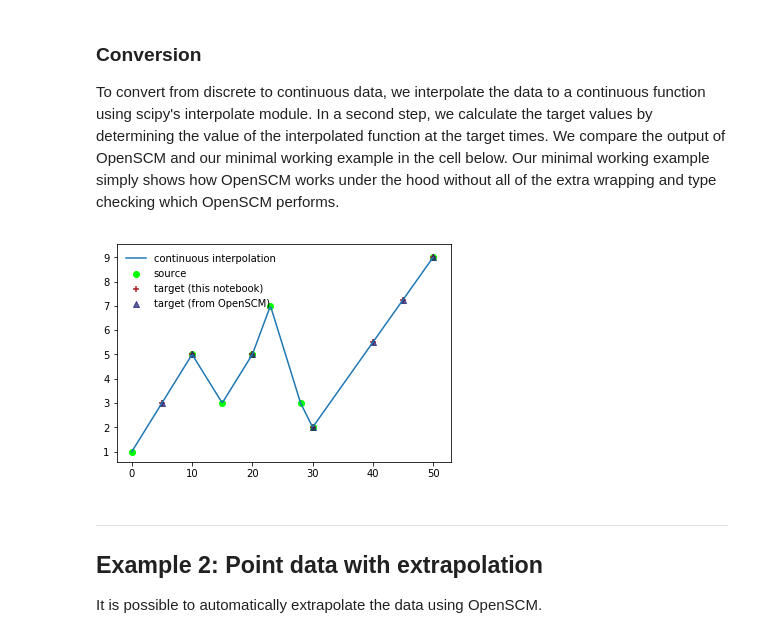
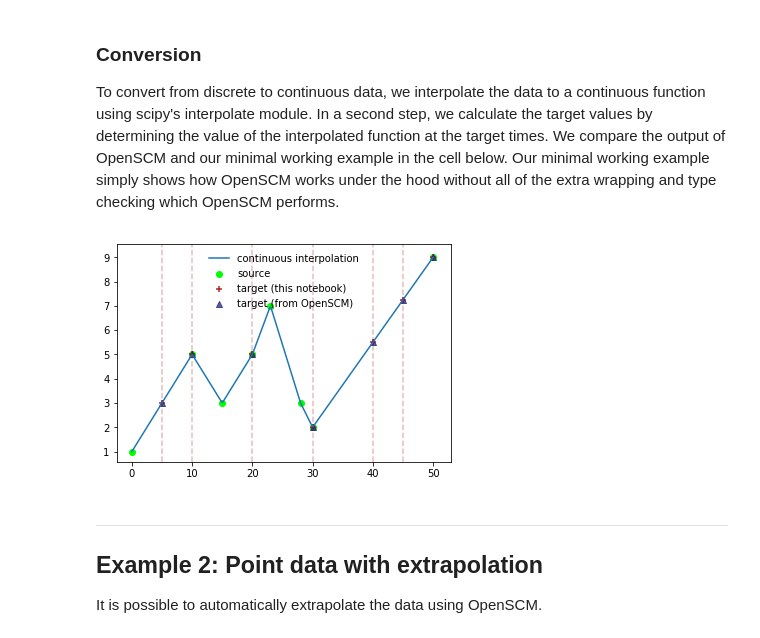
Before and after one commit to openscm/openscm, a Jupyter notebook: notebooks/timeseries-conversion.ipynb, the cells around one changed output. Cells and saved outputs as stored; diff of their text form; code cells hidden in the pictures.

```diff
--- a/notebooks/timeseries-conversion.ipynb
+++ b/notebooks/timeseries-conversion.ipynb
@@ -120,34 +121,36 @@ fine_times = np.linspace(
     source_times[0],
     source_times[-1],
     300,
 )
 interp = interpolate.interp1d(
     source_times,
     source_values,
 )
 ax.plot(
     fine_times,
     interp(fine_times),
     label="continuous interpolation",
 )
 ax.scatter(
     target_times,
     interp(target_times),
     color=COLOUR_3,
     marker=MARKER_3,
     label="target (this notebook)",
 )
 ax.scatter(
     target_times,
     point_target_view.get_series(),
     marker=MARKER_2,
     color=COLOUR_2,
     alpha=0.7,
     label="target (from OpenSCM)",
 )
+for x in target_times[:-1]:
+    ax.axvline(x=x, color=COLOUR_3, alpha=0.3, ls="--")
 ax.legend(frameon=False);
 # %% [output]
-[figure, old version]
+[figure, new version]
 # %% [markdown]
 ---
 ## Example 2: Point data with extrapolation
```
Also changed, not shown: parts of 5 cells of this notebook, 1 other file.
